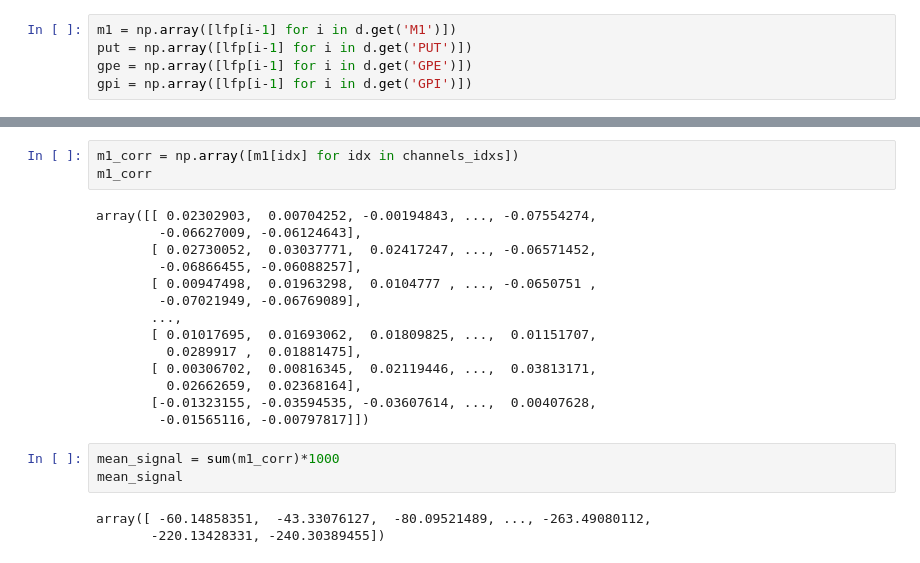
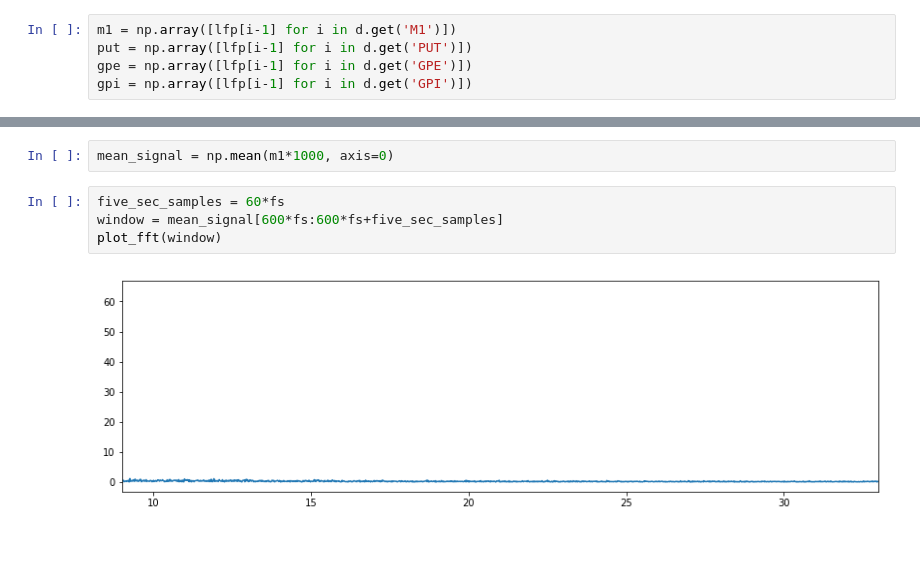
Before and after one commit to chyumin/isd, a Jupyter notebook: final_project/Final project.ipynb, the cells around one changed output, grey strips where cells are left out. Drawn from its saved outputs; the diff is of its cells as text.

```diff
--- a/final_project/Final project.ipynb
+++ b/final_project/Final project.ipynb
@@ -74,24 +102,9 @@ array([ 0,  1,  4,  5,  6,  7,  8, 10, 12, 13, 15, 16, 17])
-# %%
-m1_corr = np.array([m1[idx] for idx in channels_idxs])
-m1_corr
-# %% [output]
-array([[ 0.02302903,  0.00704252, -0.00194843, ..., -0.07554274,
-        -0.06627009, -0.06124643],
-       [ 0.02730052,  0.03037771,  0.02417247, ..., -0.06571452,
-        -0.06866455, -0.06088257],
-       [ 0.00947498,  0.01963298,  0.0104777 , ..., -0.0650751 ,
-        -0.07021949, -0.06769089],
-       ...,
-       [ 0.01017695,  0.01693062,  0.01809825, ...,  0.01151707,
-         0.0289917 ,  0.01881475],
-       [ 0.00306702,  0.00816345,  0.02119446, ...,  0.03813171,
-         0.02662659,  0.02368164],
-       [-0.01323155, -0.03594535, -0.03607614, ...,  0.00407628,
-        -0.01565116, -0.00797817]])
-# %%
-mean_signal = sum(m1_corr)*1000
-mean_signal
-# %% [output]
-array([ -60.14858351,  -43.33076127,  -80.09521489, ..., -263.49080112,
-       -220.13428331, -240.30389455])
+# %%
+mean_signal = np.mean(m1*1000, axis=0)
+# %%
+five_sec_samples = 60*fs
+window = mean_signal[600*fs:600*fs+five_sec_samples]
+plot_fft(window)
+# %% [output]
+[figure, added]
 # %%
```
Also changed, not shown: parts of 17 cells of this notebook, 1 other file.
